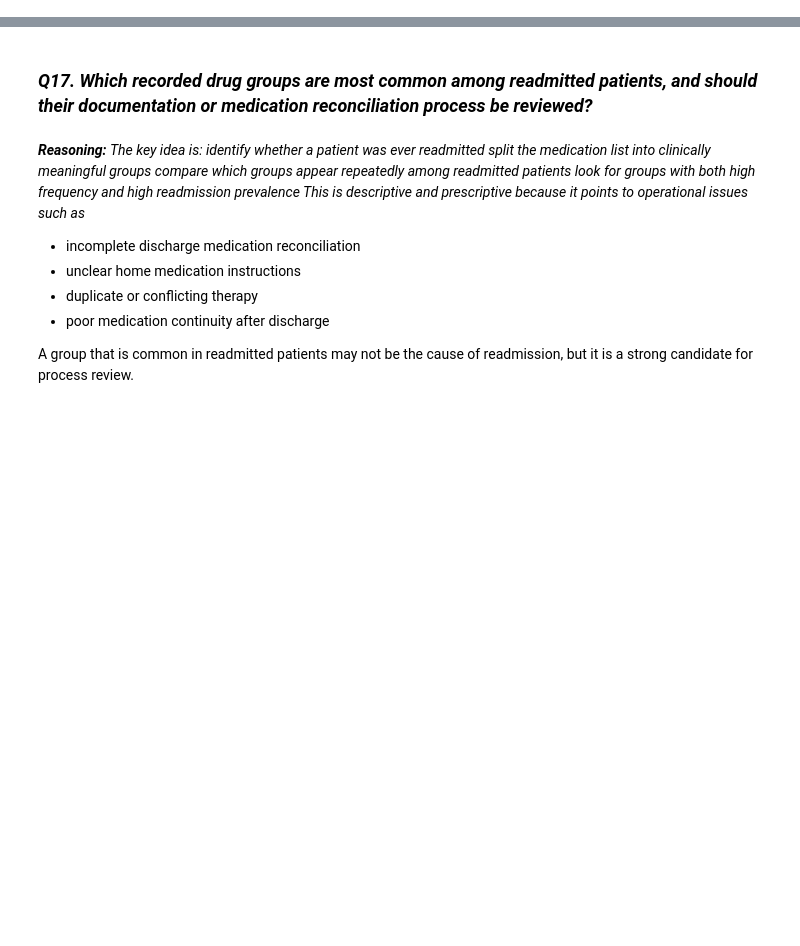
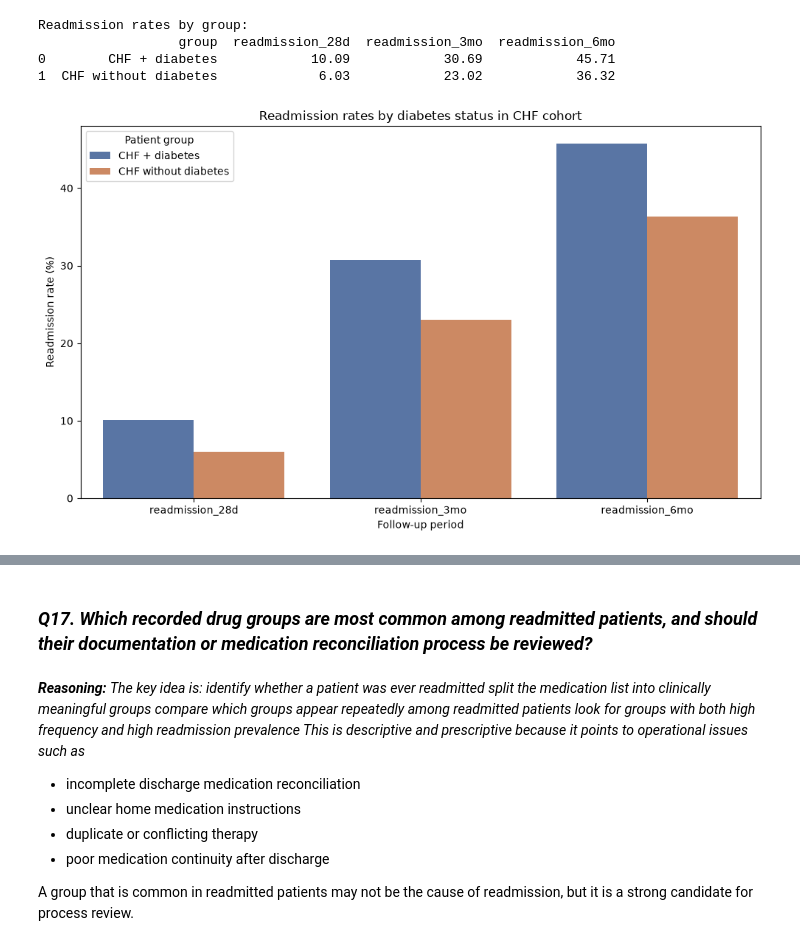
Before and after one commit to Yasasmini/Team3_PyCoders_PythonHackathon_SEP2026, a Jupyter notebook: Team3_PyCoders_Category3.Prescriptive.ipynb, the cells around one changed output, grey strips where cells are left out. Saved outputs shown, nothing was run; the diff lists cells and outputs as text; code cells hidden in the pictures; blank space fills up the shorter version.

```diff
--- a/Team3_PyCoders_Category3.Prescriptive.ipynb
+++ b/Team3_PyCoders_Category3.Prescriptive.ipynb
@@ -8,0 +216,59 @@ hf_df = pd.read_csv("cleaned_files/heart_failure_merged.csv")
+# %%
+# -----------------------------
+# 1. Prepare variables
+# -----------------------------
+# Diabetes indicator
+df["diabetes"] = pd.to_numeric(df["diabetes"], errors="coerce").fillna(0)
+
+df["chf_group"] = 1  # all patients are in the dataset are grouped as CHF
+
+# Readmission outcomes
+for col in ["readmission_28d", "readmission_3mo", "readmission_6mo"]:
+    df[col] = pd.to_numeric(df[col], errors="coerce").fillna(0)
+
+# Make a 4-group comparison
+df["group"] = np.where(
+    (df["diabetes"] == 1),
+    "CHF + diabetes",
+    "CHF without diabetes"
+)
+
+# -----------------------------
+# 2. Calculate readmission rates by group
+# -----------------------------
+outcomes = ["readmission_28d", "readmission_3mo", "readmission_6mo"]
+
+summary = []
+for outcome in outcomes:
+    result = df.groupby("group")[outcome].mean().mul(100).reset_index()
+    result.columns = ["group", outcome]
+    summary.append(result)
+
+rate_table = summary[0]
+for r in summary[1:]:
+    rate_table = rate_table.merge(r, on="group", how="outer")
+
+print("Readmission rates by group:")
+print(rate_table.round(2))
+# %% [output]
+Readmission rates by group:
+                  group  readmission_28d  readmission_3mo  readmission_6mo
+0        CHF + diabetes            10.09            30.69            45.71
+1  CHF without diabetes             6.03            23.02            36.32
+# %%
+# -----------------------------
+# 3. Plot grouped bar chart
+# -----------------------------
+plot_df = rate_table.melt(id_vars="group", var_name="Outcome", value_name="Rate")
+
+plt.figure(figsize=(10, 6))
+sns.barplot(data=plot_df, x="Outcome", y="Rate", hue="group", palette=["#4C72B0", "#DD8452"])
+plt.title("Readmission rates by diabetes status in CHF cohort")
+plt.xlabel("Follow-up period")
+plt.ylabel("Readmission rate (%)")
+plt.xticks(rotation=0)
+plt.legend(title="Patient group")
+plt.tight_layout()
+plt.show()
+# %% [output]
+[figure, added]
```
Also changed, not shown: parts of 33 cells of this notebook.
